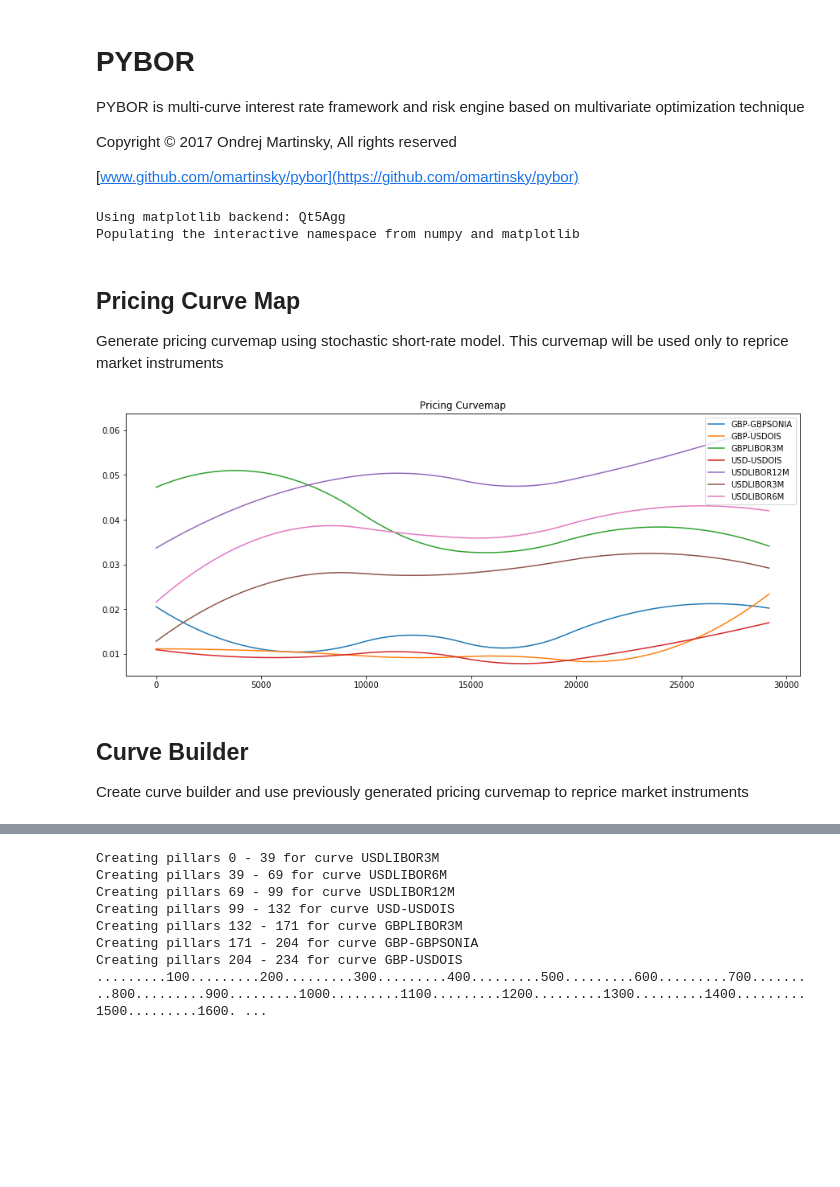
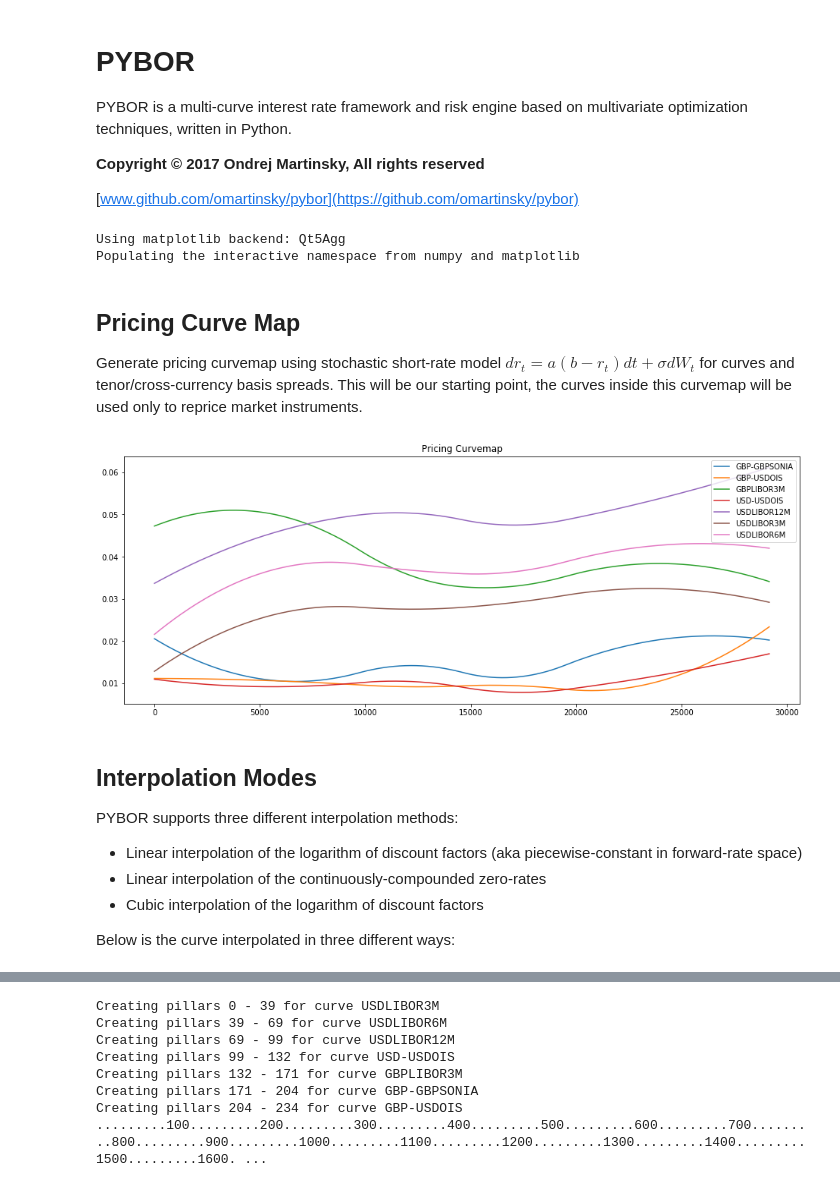
Before and after one commit to omartinsky/PYBOR, a Jupyter notebook: main.ipynb, the cells around one changed output, grey strips where cells are left out. Cells and saved outputs as stored; diff of their text form; code cells hidden in the pictures; blank space fills up the shorter version.

```diff
--- a/main.ipynb
+++ b/main.ipynb
@@ -1,8 +1,8 @@
 # %% [markdown]
 # PYBOR
-PYBOR is multi-curve interest rate framework and risk engine based on multivariate optimization technique
+PYBOR is a multi-curve interest rate framework and risk engine based on multivariate optimization techniques, written in Python.
 
-Copyright &copy; 2017 Ondrej Martinsky, All rights reserved
+**Copyright &copy; 2017 Ondrej Martinsky, All rights reserved**
 
 [www.github.com/omartinsky/pybor](https://github.com/omartinsky/pybor)
 # %%
@@ -10,13 +10,13 @@ Copyright &copy; 2017 Ondrej Martinsky, All rights reserved
 %matplotlib inline
 %run jupyter_helpers
 %run yc_framework
-import re, random
+figure_width = 16
 # %% [output]
 Using matplotlib backend: Qt5Agg
 Populating the interactive namespace from numpy and matplotlib
 # %% [markdown]
 ## Pricing Curve Map
-Generate pricing curvemap using stochastic short-rate model. This curvemap will be used only to reprice market instruments
+Generate pricing curvemap using stochastic short-rate model $dr_t=a(b-r_t)dt + \sigma dW_t$ for curves and tenor/cross-currency basis spreads. This will be our starting point, the curves inside this curvemap will be used only to reprice market instruments.
 # %%
 def generate_pricing_curvemap():
     random.seed(0)
@@ -46,10 +46,15 @@ def generate_pricing_curvemap():
 # %%
 pricing_curvemap = generate_pricing_curvemap()
 # Display:
-figsize(15,6)
+figsize(figure_width, 6)
 linestyle('solid'), pricing_curvemap.plot(), title('Pricing Curvemap'), legend(), show();
 # %% [output]
-[figure, old version]
+[figure, new version]
-# %% [markdown]
-## Curve Builder
-Create curve builder and use previously generated pricing curvemap to reprice market instruments
+# %% [markdown]
+## Interpolation Modes
+PYBOR supports three different interpolation methods:
+* Linear interpolation of the logarithm of discount factors (aka piecewise-constant in forward-rate space)
+* Linear interpolation of the continuously-compounded zero-rates
+* Cubic interpolation of the logarithm of discount factors
+
+Below is the curve interpolated in three different ways:
```
Also changed, not shown: parts of 24 cells of this notebook, 10 other files.
